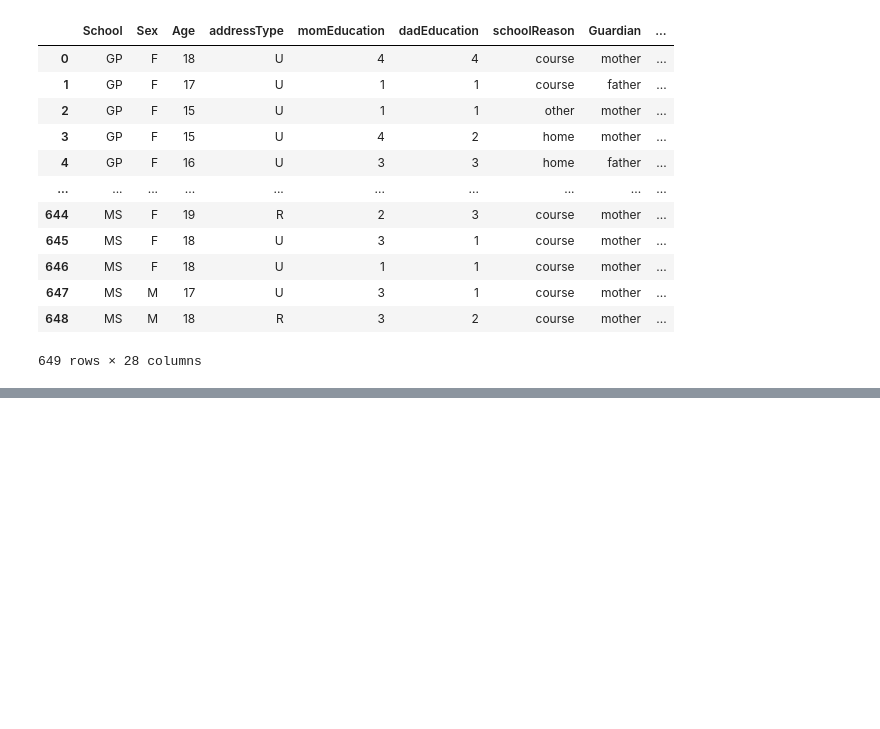
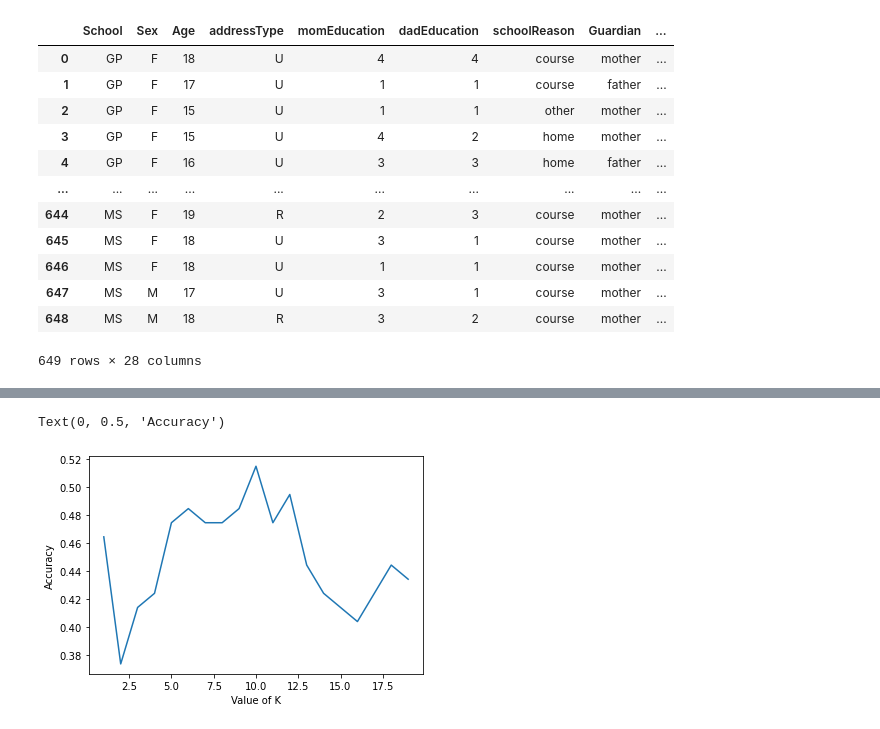
Before and after one commit to DanialBeg/CS105-FinalProject, a Jupyter notebook: Project 3/Project3.ipynb, the cells around one changed output, grey strips where cells are left out. Saved outputs shown, nothing was run; the diff lists cells and outputs as text; code cells hidden in the pictures; blank space fills up the shorter version.

```diff
--- a/Project 3/Project3.ipynb
+++ b/Project 3/Project3.ipynb
@@ -120 +123,11 @@ df
 395 rows × 28 columns
+# %%
+x = df.values[:, 0:28]
+y = df.values[:, 27]
+
+p_tr, p_te, tar_tr, tar_te = train_test_split(x, y, test_size = 0.25)
+
+print(p_tr.shape)
+print(p_te.shape)
+print(tar_tr.shape)
+print(tar_te.shape)
@@ -120,0 +159,9 @@ df
+# %%
+arr = []
+
+for i in range(1, 20):
+    n = KNeighborsClassifier(n_neighbors = i, weights = 'uniform', algorithm = 'auto')
+    n.fit(p_tr, tar_tr)
+    y_p = n.predict(p_te)
+    print(i, accuracy_score(tar_te, y_p, normalize = True))
+    arr.append(accuracy_score(tar_te, y_p, normalize = True))
@@ -120,0 +188,8 @@ df
+# %%
+import matplotlib.pyplot as plt
+plt.plot(range(1, 20),arr)
+plt.xlabel("Value of K")
+plt.ylabel("Accuracy")
+# %% [output]
+Text(0, 0.5, 'Accuracy')
+[figure, added]
```
Also changed, not shown: parts of 7 cells of this notebook.
